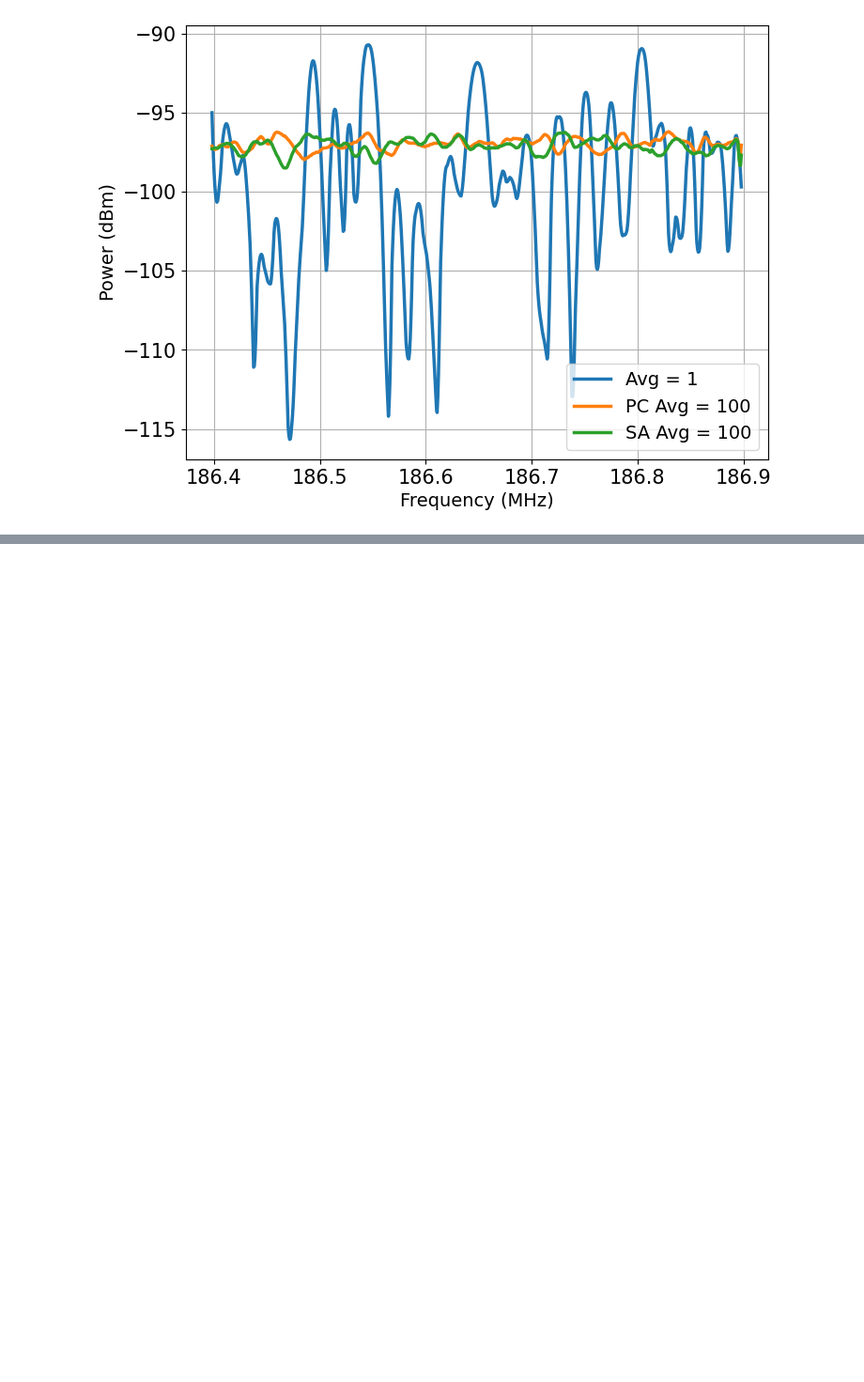
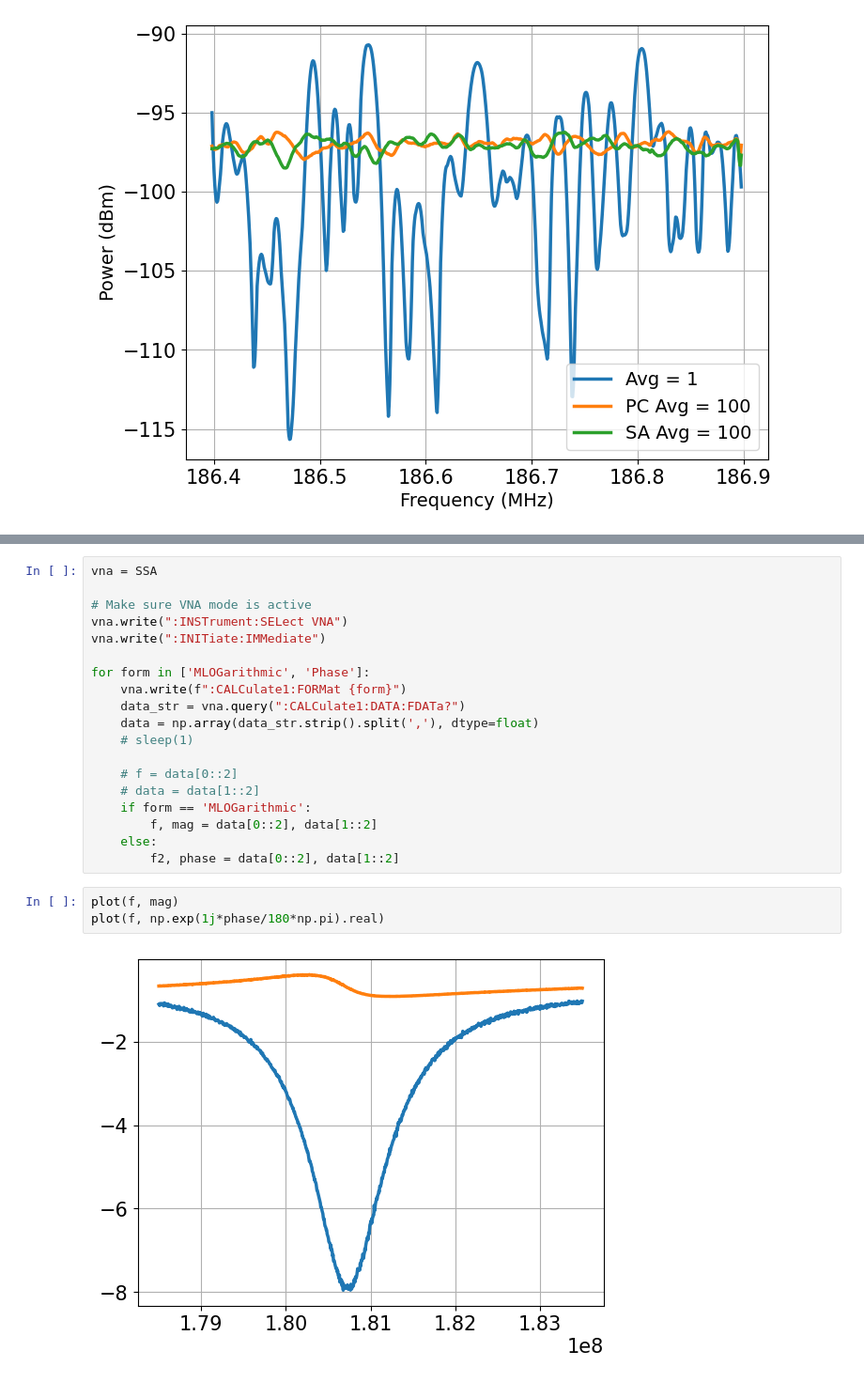
Before and after one commit to Andris-Huang/edes, a Jupyter notebook: edes/modules/spectrum_analyzer/FFT_scan.ipynb, the cells around one changed output, grey strips where cells are left out. Shown at 94% size. Saved outputs shown, nothing was run; the diff lists cells and outputs as text; blank space fills up the shorter version.

```diff
--- a/edes/modules/spectrum_analyzer/FFT_scan.ipynb
+++ b/edes/modules/spectrum_analyzer/FFT_scan.ipynb
@@ -99,0 +113,24 @@ plt.show()
+# %%
+vna = SSA
+
+# Make sure VNA mode is active
+vna.write(":INSTrument:SELect VNA")
+vna.write(":INITiate:IMMediate")
+
+for form in ['MLOGarithmic', 'Phase']:
+    vna.write(f":CALCulate1:FORMat {form}")
+    data_str = vna.query(":CALCulate1:DATA:FDATa?")
+    data = np.array(data_str.strip().split(','), dtype=float)
+    # sleep(1)
+
+    # f = data[0::2]
+    # data = data[1::2]
+    if form == 'MLOGarithmic':
+        f, mag = data[0::2], data[1::2]
+    else:
+        f2, phase = data[0::2], data[1::2]
+# %%
+plot(f, mag)
+plot(f, np.exp(1j*phase/180*np.pi).real)
+# %% [output]
+[figure, added]
```
Also changed, not shown: parts of 3 cells of this notebook, 11 other files.
